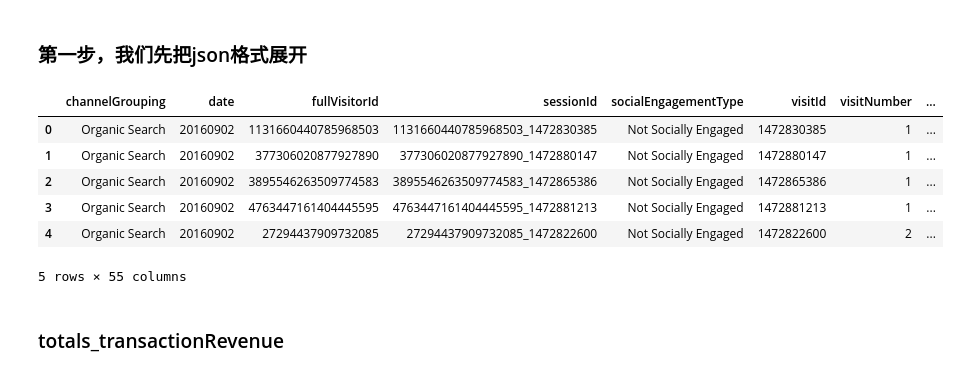
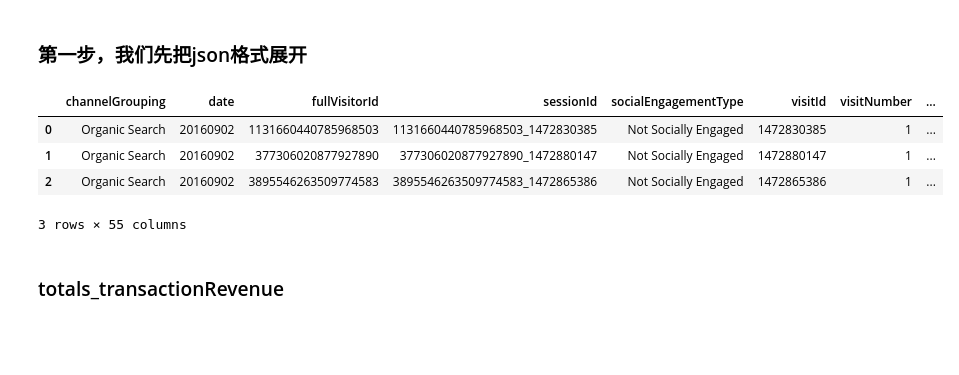
Before and after one commit to chamhoo/kaggle-R, a Jupyter notebook: DEA.ipynb, the cells around one changed output. Cells and saved outputs as stored; diff of their text form; code cells hidden in the pictures; blank space fills up the shorter version.

```diff
--- a/DEA.ipynb
+++ b/DEA.ipynb
@@ -38,13 +36,13 @@ train = pd.read_feather('/home/leechh/tempfile/R/train.feather')
+# %%
+train = pd.read_hdf('/users/lichanghao/tempfile/train.h5','train')
 # %%
-train.head(5)
+train.head(3)
 # %% [output]
 |  | channelGrouping | date | fullVisitorId | sessionId | socialEngagementType | visitId | visitNumber | ... |
 | 0 | Organic Search | 20160902 | 1131660440785968503 | 1131660440785968503_1472830385 | Not Socially Engaged | 1472830385 | 1 | ... |
 | 1 | Organic Search | 20160902 | 377306020877927890 | 377306020877927890_1472880147 | Not Socially Engaged | 1472880147 | 1 | ... |
 | 2 | Organic Search | 20160902 | 3895546263509774583 | 3895546263509774583_1472865386 | Not Socially Engaged | 1472865386 | 1 | ... |
-| 3 | Organic Search | 20160902 | 4763447161404445595 | 4763447161404445595_1472881213 | Not Socially Engaged | 1472881213 | 1 | ... |
-| 4 | Organic Search | 20160902 | 27294437909732085 | 27294437909732085_1472822600 | Not Socially Engaged | 1472822600 | 2 | ... |
-5 rows × 55 columns
+3 rows × 55 columns
 # %% [markdown]
 ### totals_transactionRevenue
 # %% [markdown]
```
Also changed, not shown: parts of 30 cells of this notebook.
